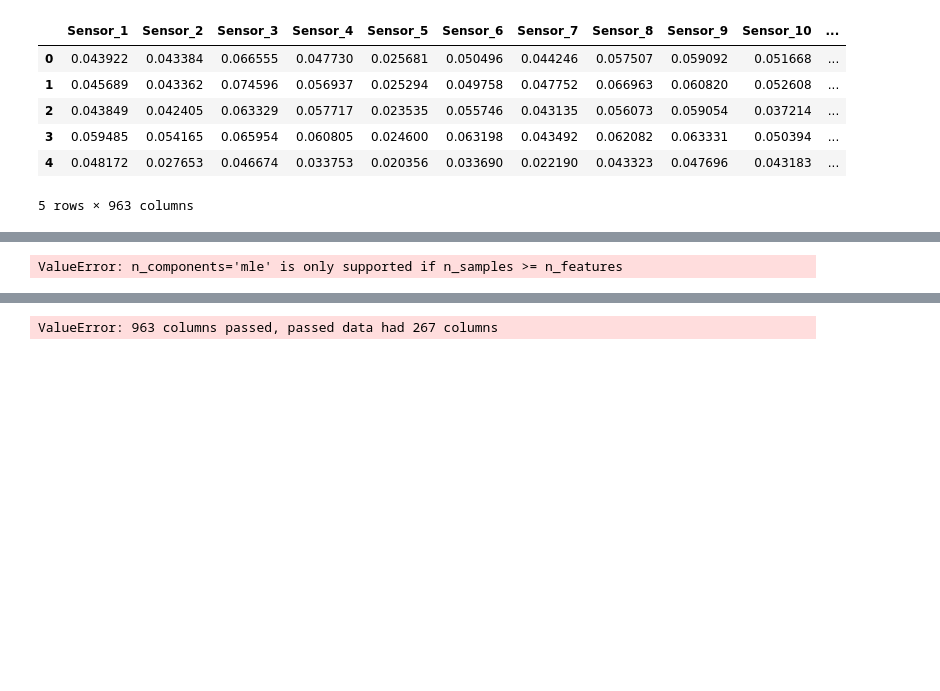
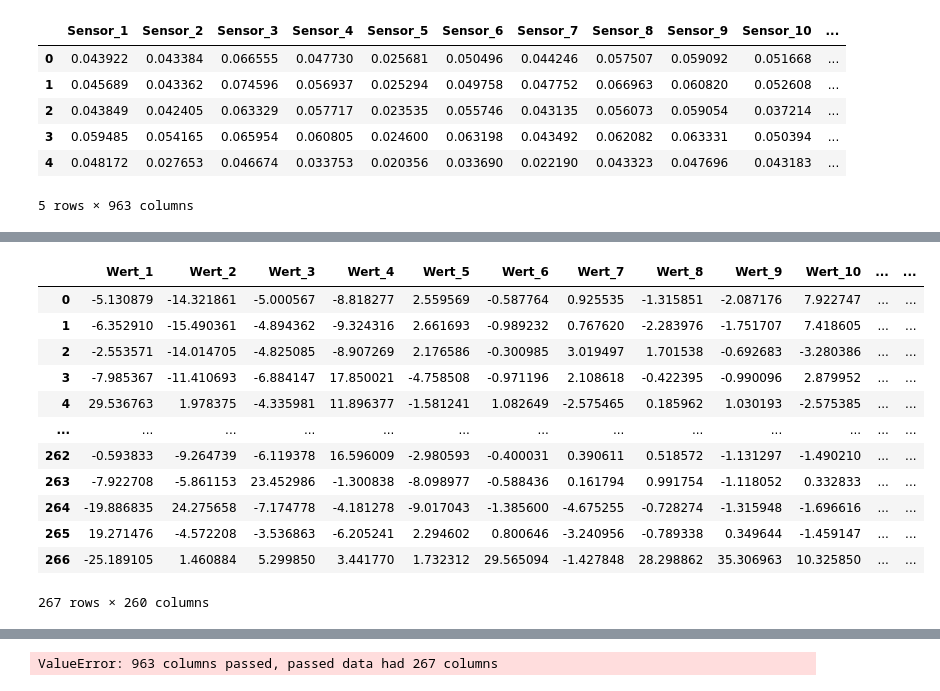
Before and after one commit to NICFRU/Advance-Machine-Learning, a Jupyter notebook: Bonus 2/Bonus2.ipynb, the cells around one changed output, grey strips where cells are left out. Drawn from its saved outputs; the diff is of its cells as text; code cells hidden in the pictures; blank space fills up the shorter version.

```diff
--- a/Bonus 2/Bonus2.ipynb
+++ b/Bonus 2/Bonus2.ipynb
@@ -86,0 +86,2 @@ df_test.head()
+# %%
+df_empty_test=pd.DataFrame()
@@ -86,0 +104,3 @@ df_test.head()
+# %%
+df_empty_test['day']=test
+df_empty_test.head()
@@ -146,6 +174,8 @@ df_empty
 # %%
 X=df_empty.drop(['day'],axis=1)
 y=df_empty['day']
+X_test=df_empty_test.drop(['day'],axis=1)
+y_test=df_empty_test['day']
 # %%
 from sklearn.decomposition import PCA
 # %%
@@ -161,18 +244,29 @@ X.head()
 # %%
-from sklearn.ensemble import RandomForestClassifier
-from sklearn import metrics
+
 # Model Accuracy, how often is the classifier correct?
 
-rf = RandomForestClassifier(n_estimators=5, random_state=1)
+
 liste=[]
 wert=[]
-for n_comp in range(10,200,10):
-    pca=PCA(n_components = n_comp, svd_solver='full')
-    df_pca=pca.fit_transform(X)
-    principalDf = pd.DataFrame(data = df_pca
-             , header=None)
-    principalDf.columns = ['Wert_%s' % (n+1) for n in range(principalDf.shape[1])]
-    rf.fit(X, y)
-    y_pred=rf.predict(X_test)
+liste_log=[]
+
+for n_comp in tqdm(range(10,270,10)):
+    rf = RandomForestClassifier(n_estimators=5, random_state=1)
+    logisticRegr = LogisticRegression(solver = 'lbfgs')
+    pca=PCA(n_components = n_comp)
+    df_pca=StandardScaler().fit_transform(X)
+    df_pca_2=pca.fit_transform(df_pca)
+    principalDf = pd.DataFrame(data = df_pca_2
+                , columns=['Wert_%s' % (n+1) for n in range(df_pca_2.shape[1])])
+    principalDf
+    logisticRegr.fit(principalDf, y)
+    rf.fit(principalDf, y)
+    X_test_fit = StandardScaler().fit_transform(X_test)
+    df_pca_2_test=pca.transform(X_test_fit)
+    principalDf_test = pd.DataFrame(data = df_pca_2_test
+        , columns=['Wert_%s' % (n+1) for n in range(df_pca_2_test.shape[1])])
+    y_pred_log=logisticRegr.predict(principalDf_test)
+    y_pred=rf.predict(principalDf_test)
     liste.append(metrics.accuracy_score(y_test, y_pred))
     wert.append(n_comp)
+    liste_log.append(metrics.accuracy_score(y_test, y_pred_log))
@@ -181,4 +291,16 @@ pca=PCA(n_components = 'mle',svd_solver = 'full')
-# %%
-df_pca=pca.fit_transform(X)
-# %% [output]
-ValueError: n_components='mle' is only supported if n_samples >= n_features
+# %%
+principalDf
+# %% [output]
+|  | Wert_1 | Wert_2 | Wert_3 | Wert_4 | Wert_5 | Wert_6 | Wert_7 | Wert_8 | Wert_9 | Wert_10 | ... | ... |
+| 0 | -5.130879 | -14.321861 | -5.000567 | -8.818277 | 2.559569 | -0.587764 | 0.925535 | -1.315851 | -2.087176 | 7.922747 | ... | ... |
+| 1 | -6.352910 | -15.490361 | -4.894362 | -9.324316 | 2.661693 | -0.989232 | 0.767620 | -2.283976 | -1.751707 | 7.418605 | ... | ... |
+| 2 | -2.553571 | -14.014705 | -4.825085 | -8.907269 | 2.176586 | -0.300985 | 3.019497 | 1.701538 | -0.692683 | -3.280386 | ... | ... |
+| 3 | -7.985367 | -11.410693 | -6.884147 | 17.850021 | -4.758508 | -0.971196 | 2.108618 | -0.422395 | -0.990096 | 2.879952 | ... | ... |
+| 4 | 29.536763 | 1.978375 | -4.335981 | 11.896377 | -1.581241 | 1.082649 | -2.575465 | 0.185962 | 1.030193 | -2.575385 | ... | ... |
+| ... | ... | ... | ... | ... | ... | ... | ... | ... | ... | ... | ... | ... |
+| 262 | -0.593833 | -9.264739 | -6.119378 | 16.596009 | -2.980593 | -0.400031 | 0.390611 | 0.518572 | -1.131297 | -1.490210 | ... | ... |
+| 263 | -7.922708 | -5.861153 | 23.452986 | -1.300838 | -8.098977 | -0.588436 | 0.161794 | 0.991754 | -1.118052 | 0.332833 | ... | ... |
+| 264 | -19.886835 | 24.275658 | -7.174778 | -4.181278 | -9.017043 | -1.385600 | -4.675255 | -0.728274 | -1.315948 | -1.696616 | ... | ... |
+| 265 | 19.271476 | -4.572208 | -3.536863 | -6.205241 | 2.294602 | 0.800646 | -3.240956 | -0.789338 | 0.349644 | -1.459147 | ... | ... |
+| 266 | -25.189105 | 1.460884 | 5.299850 | 3.441770 | 1.732312 | 29.565094 | -1.427848 | 28.298862 | 35.306963 | 10.325850 | ... | ... |
+267 rows × 260 columns
```
Also changed, not shown: parts of 28 cells of this notebook.
